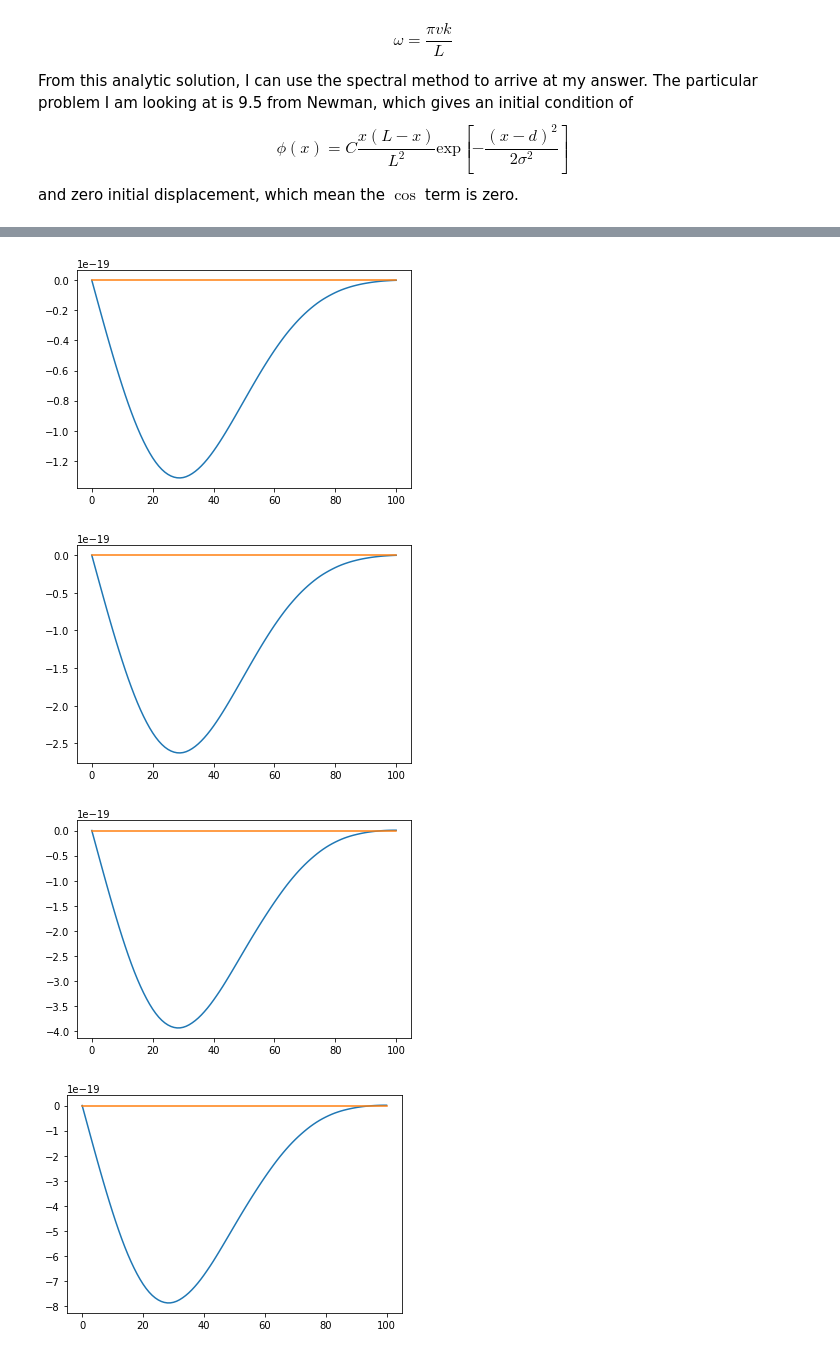
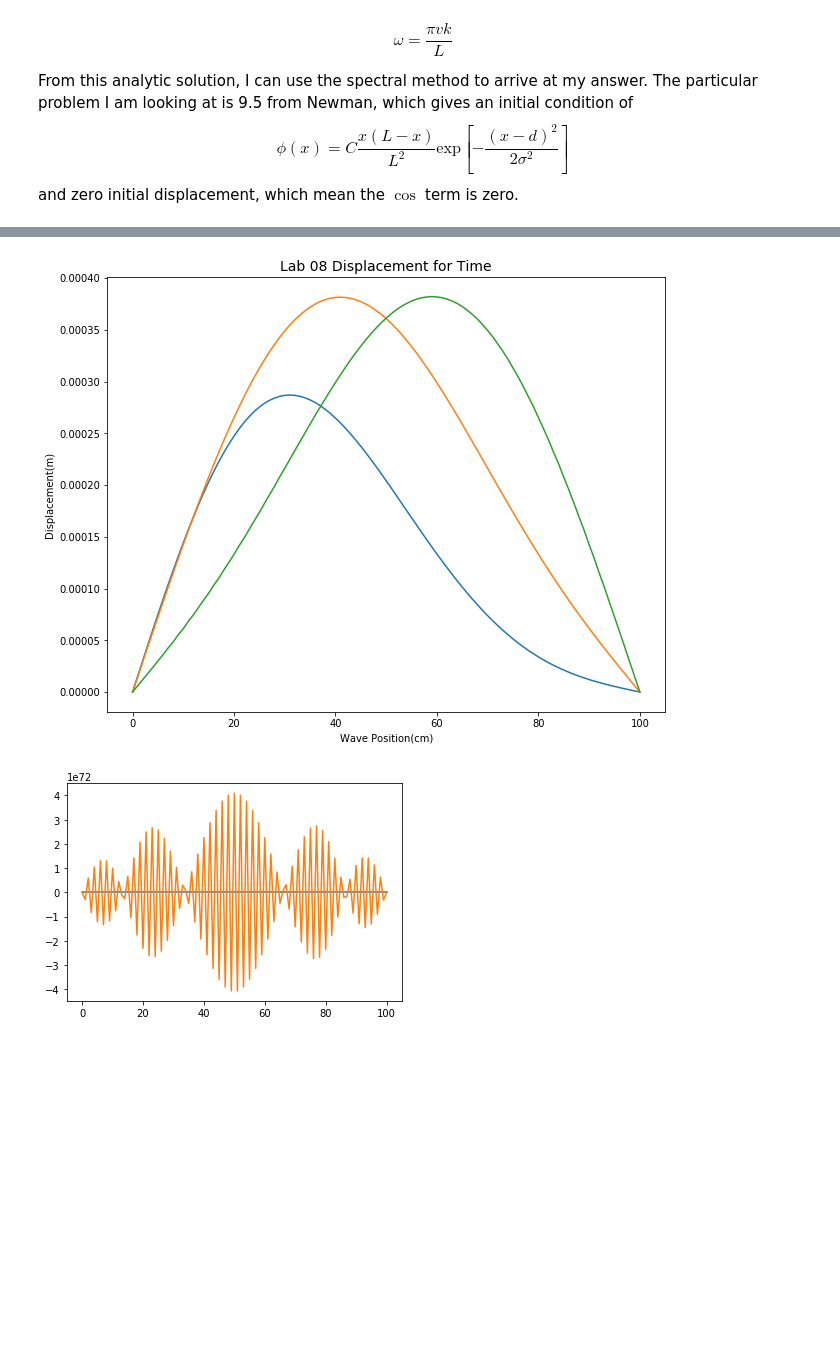
Before and after one commit to andrewkhardy/PHY-407, a Jupyter notebook: Lab09_Q1.ipynb, the cells around one changed output, grey strips where cells are left out. Drawn from its saved outputs; the diff is of its cells as text; code cells hidden in the pictures; blank space fills up the shorter version.

```diff
--- a/Lab09_Q1.ipynb
+++ b/Lab09_Q1.ipynb
@@ -226,7 +222,13 @@ def frequency(k):
 # %%
 for j in range(index):
-    displacement_fourier_value = np.empty(coeff_num)
-    for i in range(coeff_num):
-        coeff = dst(velocity[0,:])
-        displacement_fourier_value[i] = coeff[i]/frequency(i+1)*np.sin(frequency(i+1)*iterations[j])
+    coeff = dst(initial_velocity)
+    displacement_fourier_value = coeff*np.sin(frequency*iterations[j])/frequency
     displacement[j,:] = idst(displacement_fourier_value)
+# %%
+dt = 0.1
+old_iterations = int(dt/h)+1
+print(old_iterations)
+old_displacement = np.zeros([old_iterations,N+1],float)
+old_velocity = np.zeros([old_iterations,N+1],float)
+x = np.linspace(0,L,N+1)
+old_velocity[0,:] = C * x*(L-x)/L**2*np.exp( -1*(x-d)**2/(2*sigma**2))
@@ -246,0 +243,10 @@ print(iterations[2])
+# %%
+old_index = np.array([2,4,6,12,100])
+plt.figure(figsize = [10,8])
+plt.title('Displacement for Time', fontsize = (14))
+plt.ylabel('Displacement(m)')
+plt.xlabel('Wave Position(cm)')
+for j in range(index):
+    plt.plot(displacement[j,:], label = 'Time ' + np.str(old_index[j])+'ms')
+plt.legend()
+plt.show()
@@ -247,10 +255,20 @@ print(iterations[2])
+# %%
+old_index = np.array([200,400,600,1200,10000])
+plt.figure(figsize = [10,8])
+plt.title('Lab 08 Displacement for Time', fontsize = (14))
+plt.ylabel('Displacement(m)')
+plt.xlabel('Wave Position(cm)')
+for j in range(index-2):
+    #plt.plot(displacement[j,:])
+    plt.plot(old_displacement[old_index[j],:])
+plt.show()
+# %% [output]
+[figure, added]
 # %%
-for j in range(index):
-    plt.plot(displacement[j,:])
-    plt.plot(old_displacement[np.int(iterations[j]*100),:])
-    plt.show()
+plt.figure()
+for j in range(3,5):
+    #plt.plot(displacement[j,:])
+    plt.plot(old_displacement[old_index[j],:])
+plt.show()
 # %% [output]
-[figure, old version]
+[figure, new version]
-[figure, removed]
-[figure, removed]
-[figure, removed]
```
Also changed, not shown: parts of 8 cells of this notebook.
